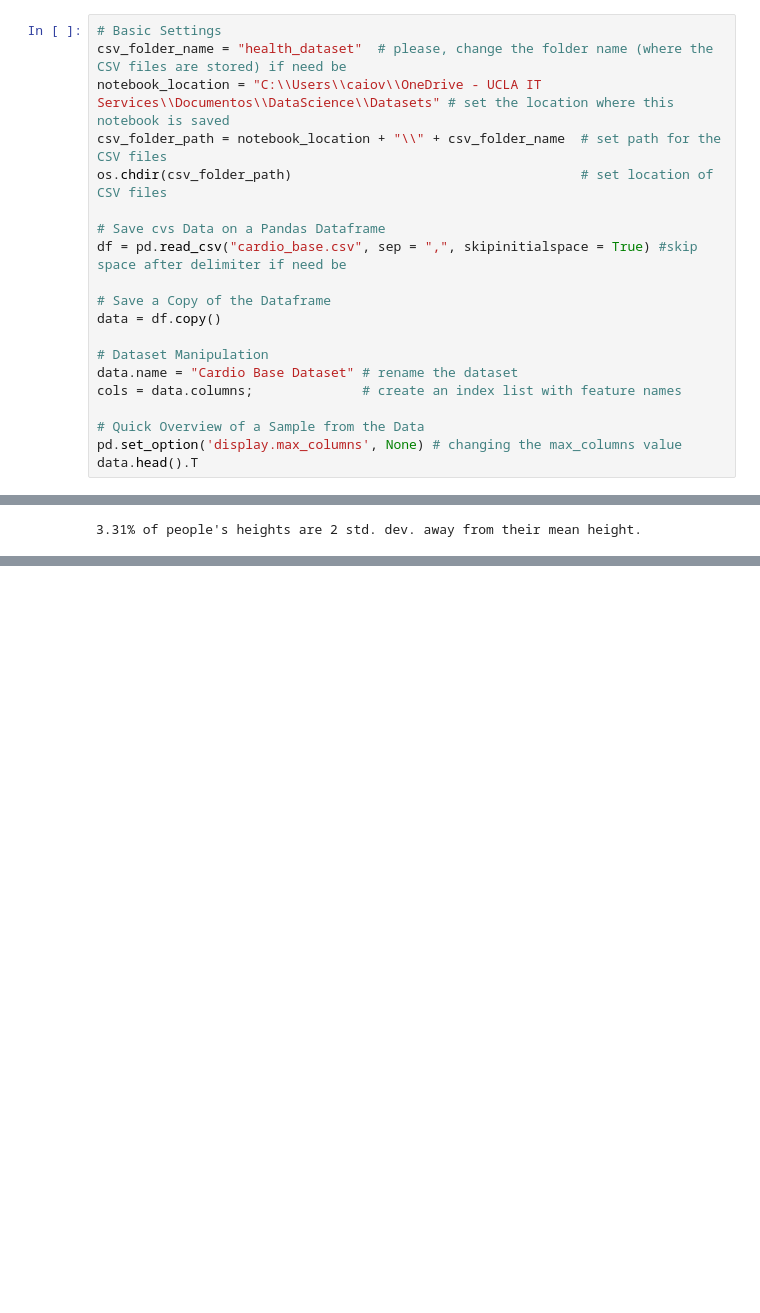
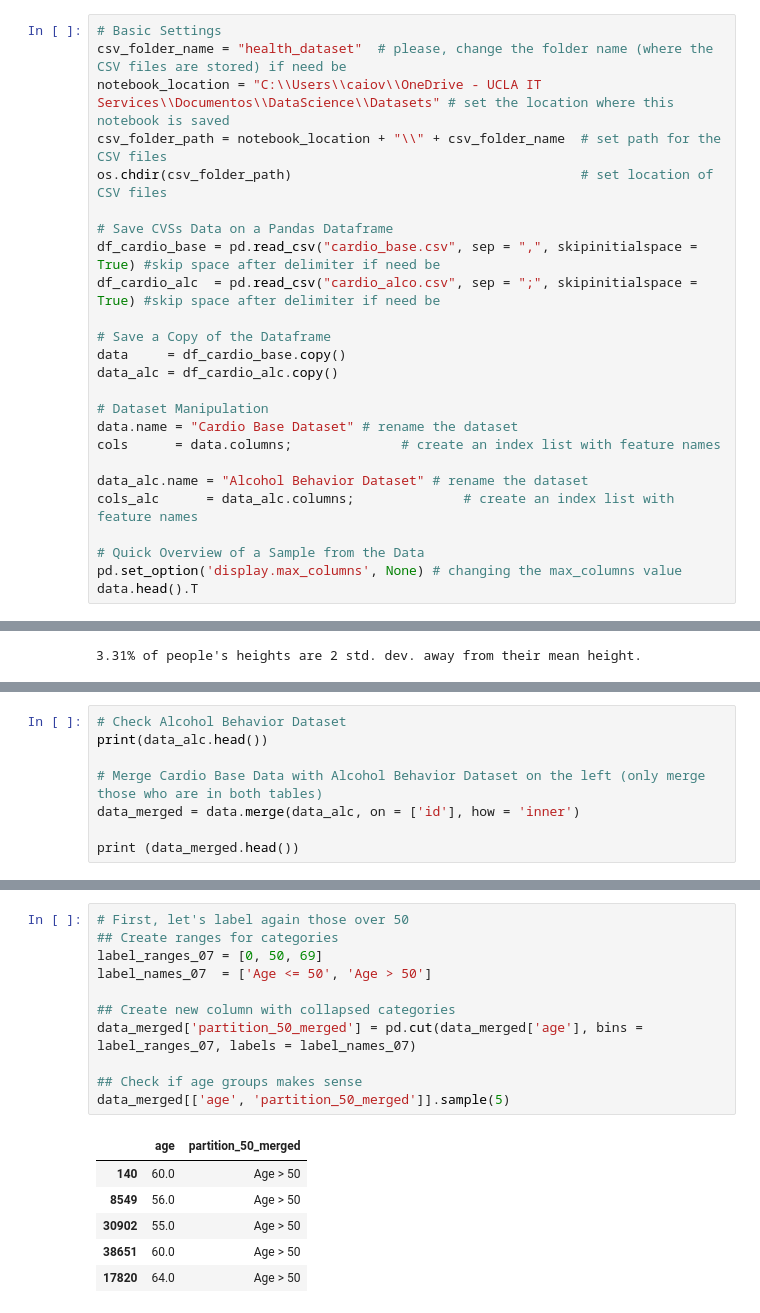
Before and after one commit to caiocvelasco/health-data-analysis, a Jupyter notebook: cardio-data-analysis-project.ipynb, the cells around one changed output, grey strips where cells are left out. Cells and saved outputs as stored; diff of their text form; blank space fills up the shorter version.

```diff
--- a/cardio-data-analysis-project.ipynb
+++ b/cardio-data-analysis-project.ipynb
@@ -68,15 +68,20 @@ notebook_location = "C:\\Users\\caiov\\OneDrive - UCLA IT Services\\Documentos\\
 csv_folder_path = notebook_location + "\\" + csv_folder_name  # set path for the CSV files
 os.chdir(csv_folder_path)                                     # set location of CSV files
 
-# Save cvs Data on a Pandas Dataframe
-df = pd.read_csv("cardio_base.csv", sep = ",", skipinitialspace = True) #skip space after delimiter if need be
+# Save CVSs Data on a Pandas Dataframe
+df_cardio_base = pd.read_csv("cardio_base.csv", sep = ",", skipinitialspace = True) #skip space after delimiter if need be
+df_cardio_alc  = pd.read_csv("cardio_alco.csv", sep = ";", skipinitialspace = True) #skip space after delimiter if need be
 
 # Save a Copy of the Dataframe
-data = df.copy()
+data     = df_cardio_base.copy()
+data_alc = df_cardio_alc.copy()
 
 # Dataset Manipulation
 data.name = "Cardio Base Dataset" # rename the dataset
-cols = data.columns;              # create an index list with feature names
+cols      = data.columns;              # create an index list with feature names
+
+data_alc.name = "Alcohol Behavior Dataset" # rename the dataset
+cols_alc      = data_alc.columns;              # create an index list with feature names
 
 # Quick Overview of a Sample from the Data
 pd.set_option('display.max_columns', None) # changing the max_columns value
@@ -913,0 +924,8 @@ print("{:.2%}".format(answer_06) + " of people's heights are 2 std. dev. away fr
+# %%
+# Check Alcohol Behavior Dataset
+print(data_alc.head())
+
+# Merge Cardio Base Data with Alcohol Behavior Dataset on the left (only merge those who are in both tables)
+data_merged = data.merge(data_alc, on = ['id'], how = 'inner')
+
+print (data_merged.head())
@@ -913,0 +952,18 @@ print("{:.2%}".format(answer_06) + " of people's heights are 2 std. dev. away fr
+# %%
+# First, let's label again those over 50
+## Create ranges for categories
+label_ranges_07 = [0, 50, 69]
+label_names_07  = ['Age <= 50', 'Age > 50']
+
+## Create new column with collapsed categories
+data_merged['partition_50_merged'] = pd.cut(data_merged['age'], bins = label_ranges_07, labels = label_names_07)
+
+## Check if age groups makes sense
+data_merged[['age', 'partition_50_merged']].sample(5)
+# %% [output]
+|  | age | partition_50_merged |
+| 140 | 60.0 | Age > 50 |
+| 8549 | 56.0 | Age > 50 |
+| 30902 | 55.0 | Age > 50 |
+| 38651 | 60.0 | Age > 50 |
+| 17820 | 64.0 | Age > 50 |
```
Also changed, not shown: parts of 8 cells of this notebook.
